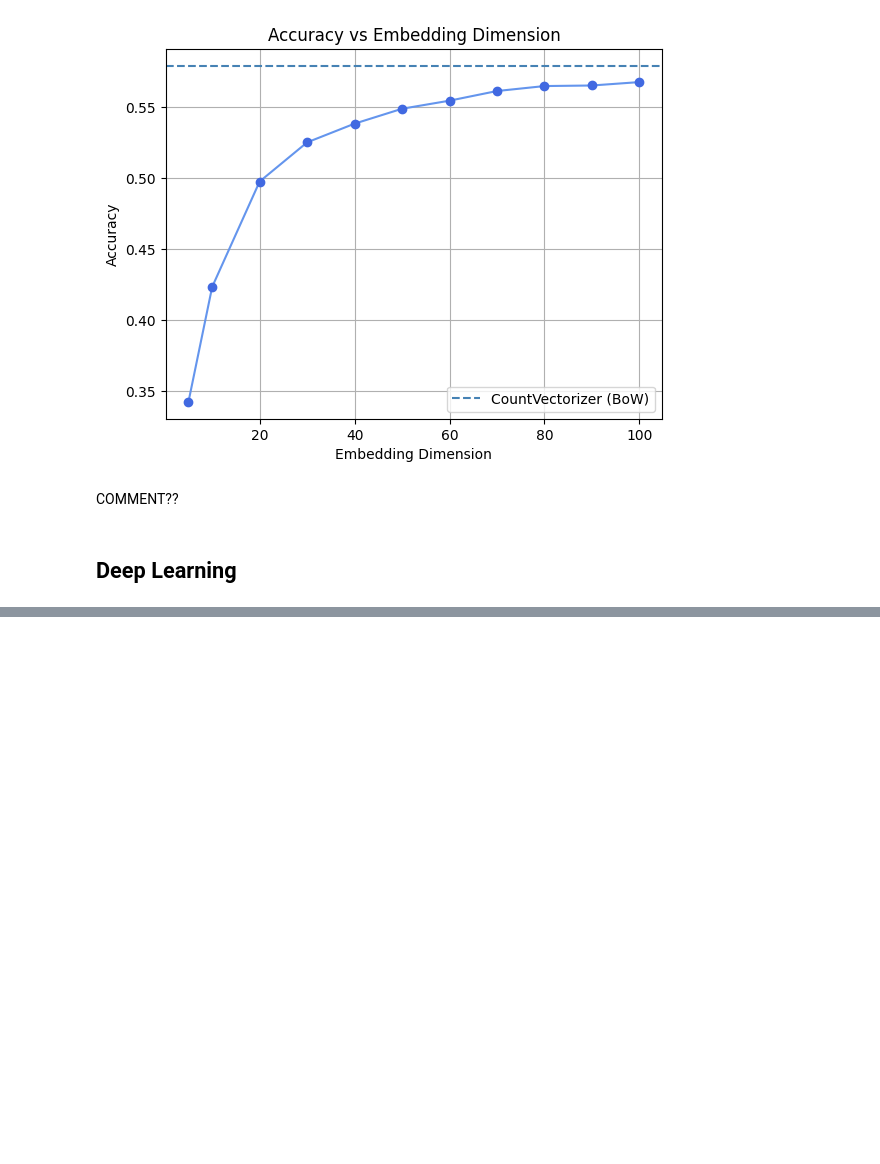
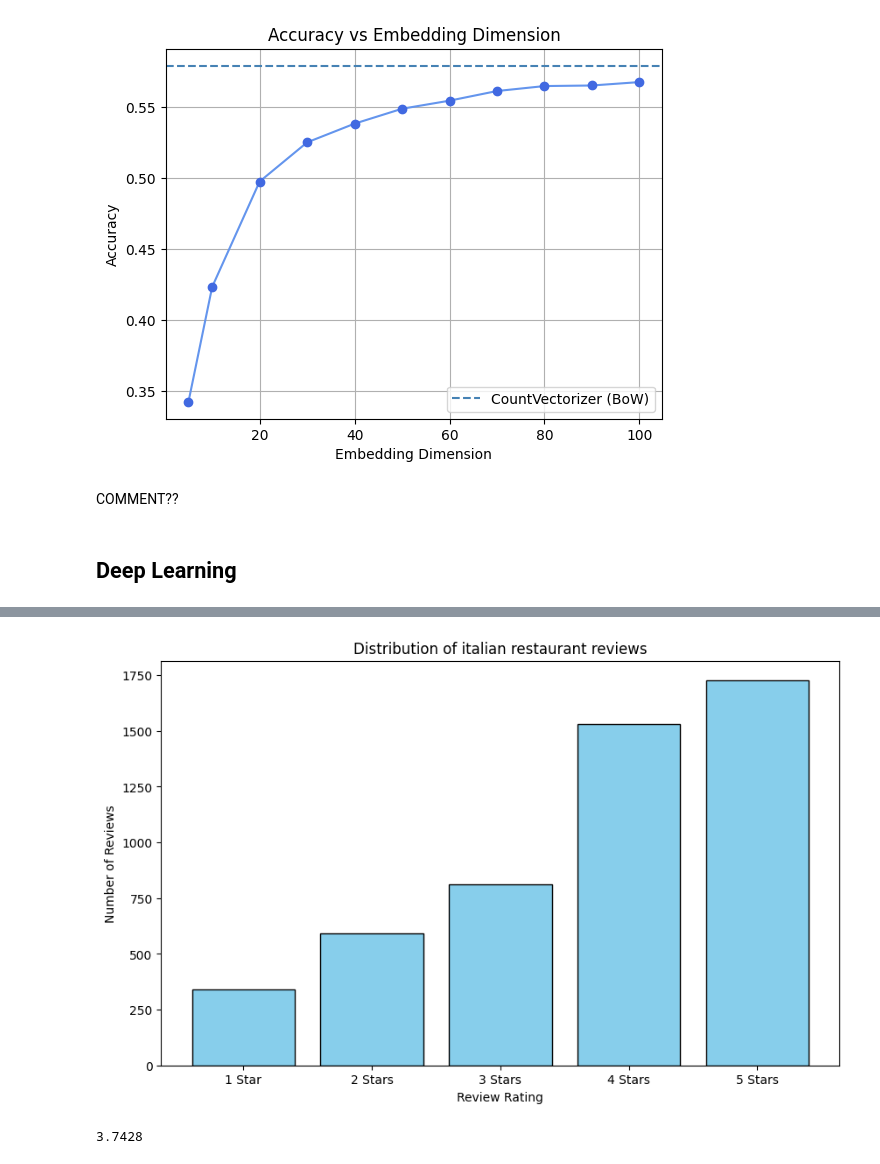
Before and after one commit to NiccoloF/NLP, a Jupyter notebook: Submission file.ipynb, the cells around one changed output, grey strips where cells are left out. Saved outputs shown, nothing was run; the diff lists cells and outputs as text; code cells hidden in the pictures; blank space fills up the shorter version.

```diff
--- a/Submission file.ipynb
+++ b/Submission file.ipynb
@@ -930,0 +1032,4 @@ COMMENT??
+# %%
+# Load the tensor containing the embeddings of the reviews
+file_path = 'embeddings_tensor.pth'
+reviews_embeddings = torch.load(file_path)
@@ -930,0 +1048,24 @@ COMMENT??
+# %%
+hits = util.semantic_search(query_embedding,normalised_reviews_embeddings, score_function=util.dot_score, top_k = 5000)[0]
+
+# For each review index associate its position
+doc_mapping = {num:pair['corpus_id'] for (num,pair) in enumerate(hits)}
+
+# Rerank the search results
+
+# Concatenate each found review with the query and encode them using the cross-encoder
+model_inputs = [(query, dataset_train[idx]['text']) for idx in doc_mapping.values()]
+cross_scores = cross_encoder.predict(model_inputs)
+
+# For each review index associate its new position after reranking
+new_doc_mapping = {}
+for (num,idx) in enumerate(np.argsort(-cross_scores)):
+    new_doc_mapping[num] = doc_mapping[idx]
+# %%
+# Calculate for each number of stars the most relevant reviews given the query
+
+italian_restaurants_idx = []
+for i in doc_mapping.values():
+    italian_restaurants_idx.append(i)
+italian_restaurants_idx = np.array(italian_restaurants_idx) # In this way the dataset is balanced
+top300_italian_by_label = np.array([np.intersect1d(italian_restaurants_idx,label_map[lab])[:300] for lab in range(5)])
@@ -930,0 +1100,23 @@ COMMENT??
+# %%
+# Plot the distribution of the labels of the italian restaurants
+subset = dataset_train.select(italian_restaurants_idx)
+stars,count = np.unique(subset['label'], return_counts = True)
+star_labels = ['1 Star', '2 Stars', '3 Stars', '4 Stars', '5 Stars']
+
+plt.figure(figsize=(10, 6))
+plt.bar(star_labels, count, color='skyblue', edgecolor='black')
+
+plt.title('Distribution of italian restaurant reviews')
+plt.xlabel('Review Rating')
+plt.ylabel('Number of Reviews')
+
+plt.show()
+# %% [output]
+[figure, added]
+# %%
+# Of course the expected value of the number of stars for italian restaurant is greater than 2.5 stars :)
+
+expected_value = np.dot(range(1,6),count)/np.sum(count)
+expected_value
+# %% [output]
+3.7428
```
Also changed, not shown: parts of 62 cells of this notebook.
